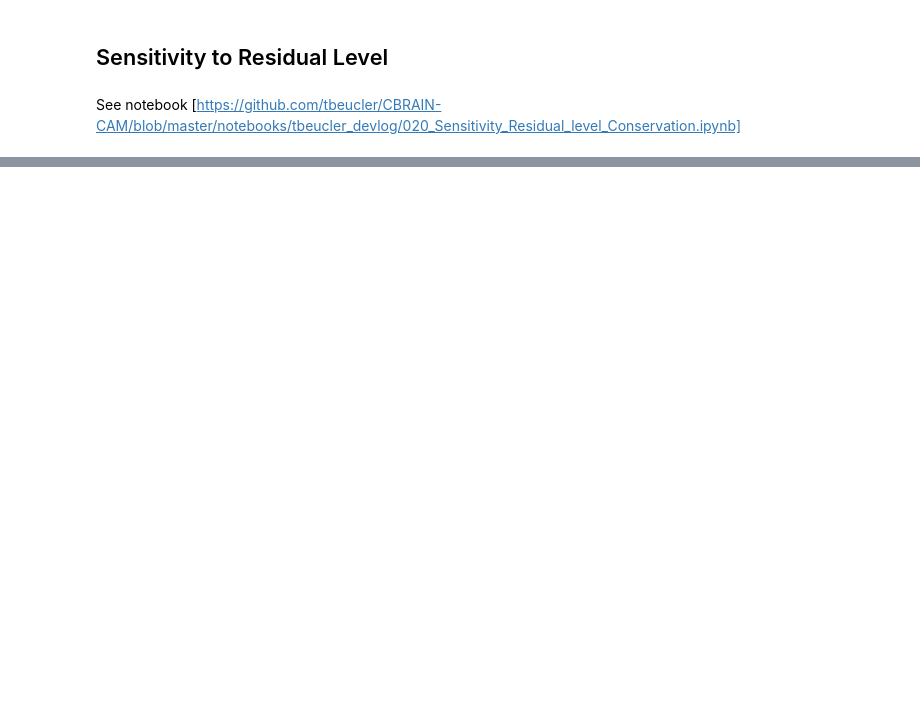
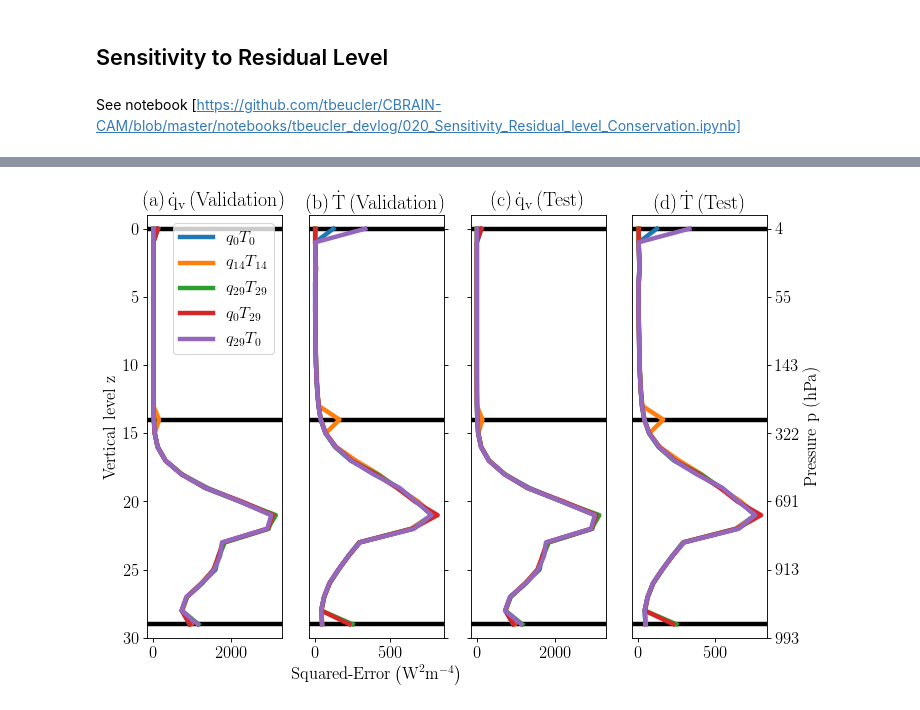
Before and after one commit to wallingTACC/CBRAIN-CAM, a Jupyter notebook: notebooks/tbeucler_devlog/042_Figures_PRL_Submission.ipynb, the cells around one changed output, grey strips where cells are left out. Cells and saved outputs as stored; diff of their text form; code cells hidden in the pictures; blank space fills up the shorter version.

```diff
--- a/notebooks/tbeucler_devlog/042_Figures_PRL_Submission.ipynb
+++ b/notebooks/tbeucler_devlog/042_Figures_PRL_Submission.ipynb
@@ -118,0 +544,3 @@ YMAX = 30
+# %%
+# Save reduced data to make figure
+pathPKL = '/home/t/Tom.Beucler/SPCAM/CBRAIN-CAM/notebooks/tbeucler_devlog/PKL_DATA/'
@@ -118,0 +558,86 @@ YMAX = 30
+# %%
+dict_lay = {'SurRadLayer':SurRadLayer,'MassConsLayer':MassConsLayer,'EntConsLayer':EntConsLayer,\
+           'weak_loss_0':mse,'weak_loss_1':mse,'MassConsLayer_choice': MassConsLayer_choice,\
+            'EntConsLayer_choice': EntConsLayer_choice}
+
+NNarray = ['Cm0_e0','Cm14_e14','Cm29_e29','Cm0_e29','Cm29_e0'];
+REs = 'mdres';
+FOR = 'hdf5'
+DATASET = ['valid','test']
+# %%
+TITLE = [r'$\mathrm{\left(a\right)\dot{q}_{v}\left(\mathrm{Validation}\right)}$',
+         r'$\mathrm{\left(b\right)\dot{T}\left(\mathrm{Validation}\right)}$',
+         r'$\mathrm{\left(c\right)\dot{q}_{v}\left(\mathrm{Test}\right)}$',
+         r'$\mathrm{\left(d\right)\dot{T}\left(\mathrm{Test}\right)}$']
+YMIN = -1
+YMAX = 30
+# %%
+f = plt.figure(num=None, figsize=(10,7), dpi=80, facecolor='w', edgecolor='k')
+
+ifig = 0
+for j,datas in enumerate(DATASET):
+
+    ### Subplot 1 ###
+    ifig += 1
+    ax = f.add_subplot(1,4,ifig)
+
+    plt.axhline(y=0,color='k',linewidth=lw,zorder=0)
+    plt.axhline(y=14,color='k',linewidth=lw,zorder=0)
+    plt.axhline(y=29,color='k',linewidth=lw,zorder=0)
+
+    for i,nn in enumerate(NNarray):
+        pU = nn.find('_')
+        pm = nn.find('m')
+        pe = nn.find('e')
+
+        ax.plot(MSEv[datas][nn][:30],np.linspace(0,29,num=30),label='$q_{'+nn[pm+1:pU]+'}T_{'+nn[pe+1:]+'}$')
+
+    if ifig==1:
+        plt.legend()
+        plt.ylabel('Vertical level z')
+    plt.ylim((YMIN,YMAX))
+    plt.gca().invert_yaxis()
+    plt.title(TITLE[ifig-1])
+
+    if ifig==3:
+        plt.draw()
+        # Change y labels to none
+        labels = [item.get_text() for item in ax.get_yticklabels()]
+        for ilab,lab in enumerate(labels):
+            labels[ilab]=''
+        ax.set_yticklabels(labels)
+
+    ### Subplot 2 ###
+    ifig += 1
+    ax = f.add_subplot(1,4,ifig)
+
+    plt.axhline(y=0,color='k',linewidth=lw,zorder=0)
+    plt.axhline(y=14,color='k',linewidth=lw,zorder=0)
+    plt.axhline(y=29,color='k',linewidth=lw,zorder=0)
+
+    for i,nn in enumerate(NNarray):
+        ax.plot(MSEv[datas][nn][90:120],np.linspace(0,29,num=30))
+    plt.ylim((YMIN,YMAX))
+    plt.gca().invert_yaxis()
+    plt.gca().yaxis.tick_right()
+    plt.gca().yaxis.set_label_position("right")
+    if ifig==2:
+        plt.xlabel('$\\textnormal{Squared-Error}\\left(\\textnormal{W}^{2}\\textnormal{m}^{-4}\\right)$')
+    elif ifig==4:
+        plt.ylabel('$\\textnormal{Pressure\\ p\\ \\ensuremath{\\left(\\textnormal{hPa}\\right)}}$')
+    plt.title(TITLE[ifig-1])
+
+    plt.draw()
+    # Change y labels to none
+    labels = [item.get_text() for item in ax.get_yticklabels()]
+    for ilab,lab in enumerate(labels):
+        if ifig==2: labels[ilab]=''
+        elif ifig==4:
+            IND = min(29,max(0,int(float(labels[ilab][1:-1]))))
+            labels[ilab]=str('%01.0f'%lev[IND].values)
+    ax.set_yticklabels(labels)
+
+#Save figure
+plt.savefig('Fig_prof_reslev.pdf',format='pdf')
+# %% [output]
+[figure, added]
```
Also changed, not shown: parts of 43 cells of this notebook, 21 other files.
